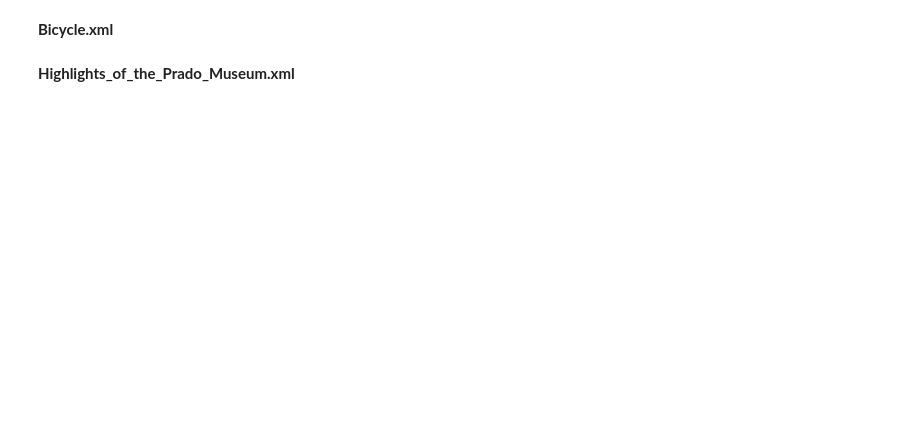
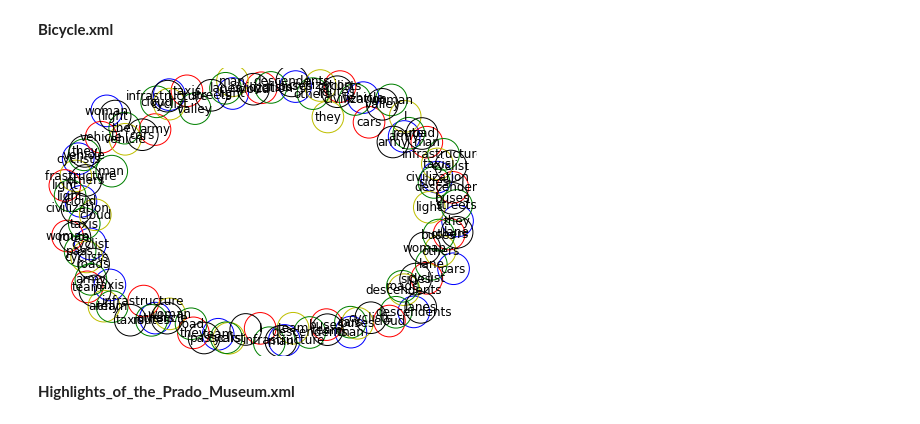
Before and after one commit to Battlebunny99/text2scene-fingeruebung, a Jupyter notebook: Fingeruebung/Solution.ipynb, the cells around one changed output. Drawn from its saved outputs; the diff is of its cells as text; code cells hidden in the pictures; blank space fills up the shorter version.

```diff
--- a/Fingeruebung/Solution.ipynb
+++ b/Fingeruebung/Solution.ipynb
@@ -408,2 +522,23 @@ nx.draw(G, node_color='y', with_labels=True)
+# %%
+G = nx.Graph()
+"""
+spatial_entity -> blue
+place -> red
+location -> yellow
+path -> green
+nonmotionevent -> black
+"""
+G.add_nodes_from([x[1] for x in spatial_entity])
+nx.draw(G, node_color='None', with_labels=True, node_size=1000, alpha=1, node_shape='o', edgecolors='b')
+G.add_nodes_from([x[1] for x in place])
+nx.draw(G, node_color='None', with_labels=True, node_size=1000, alpha=1, node_shape='o', edgecolors='r')
+G.add_nodes_from([x[1] for x in location])
+nx.draw(G, node_color='None', with_labels=True, node_size=1000, alpha=1, node_shape='o', edgecolors='y')
+G.add_nodes_from([x[1] for x in path])
+nx.draw(G, node_color='None', with_labels=True, node_size=1000, alpha=1, node_shape='o', edgecolors='g')
+G.add_nodes_from([x[1] for x in nonmotionevent])
+nx.draw(G, node_color='None', with_labels=True, node_size=1000, alpha=1, node_shape='o', edgecolors='black')
+# %% [output]
+[figure, added]
 # %% [markdown]
 **Highlights_of_the_Prado_Museum.xml**
```
Also changed, not shown: parts of 8 cells of this notebook.
